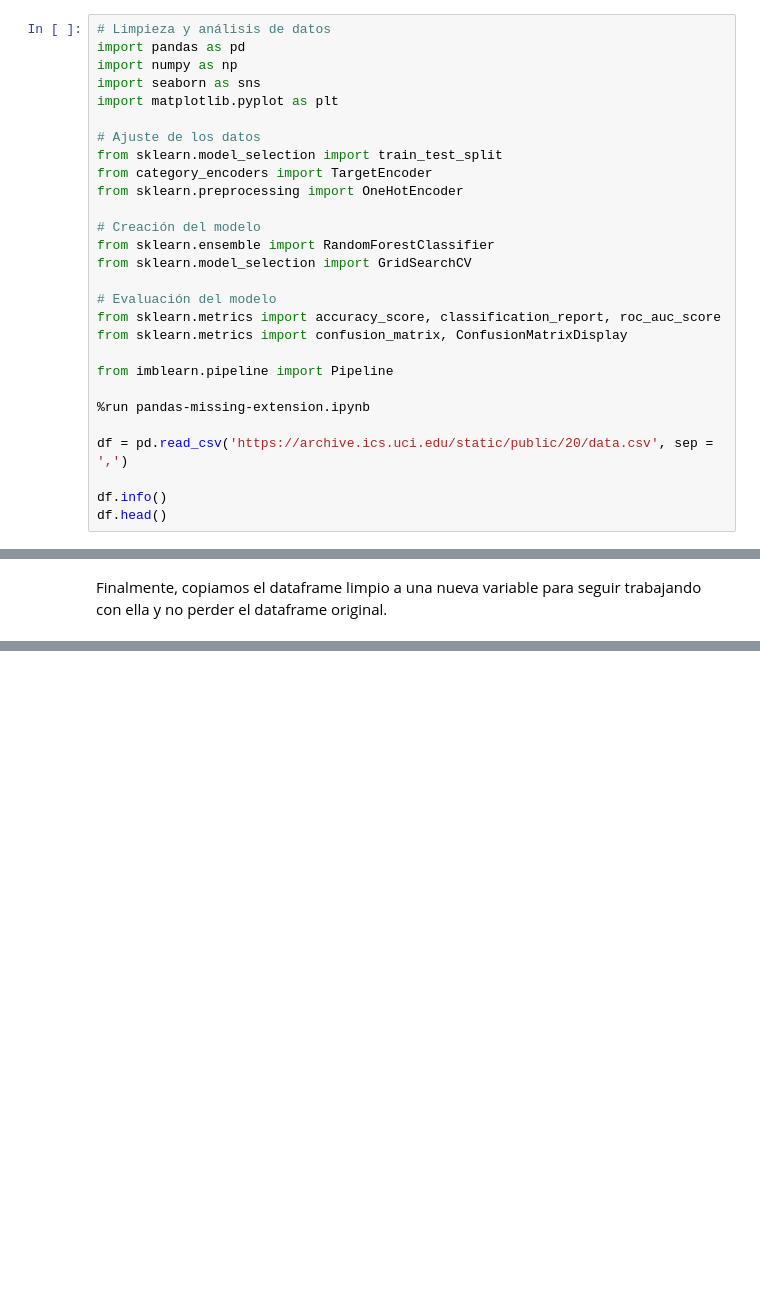
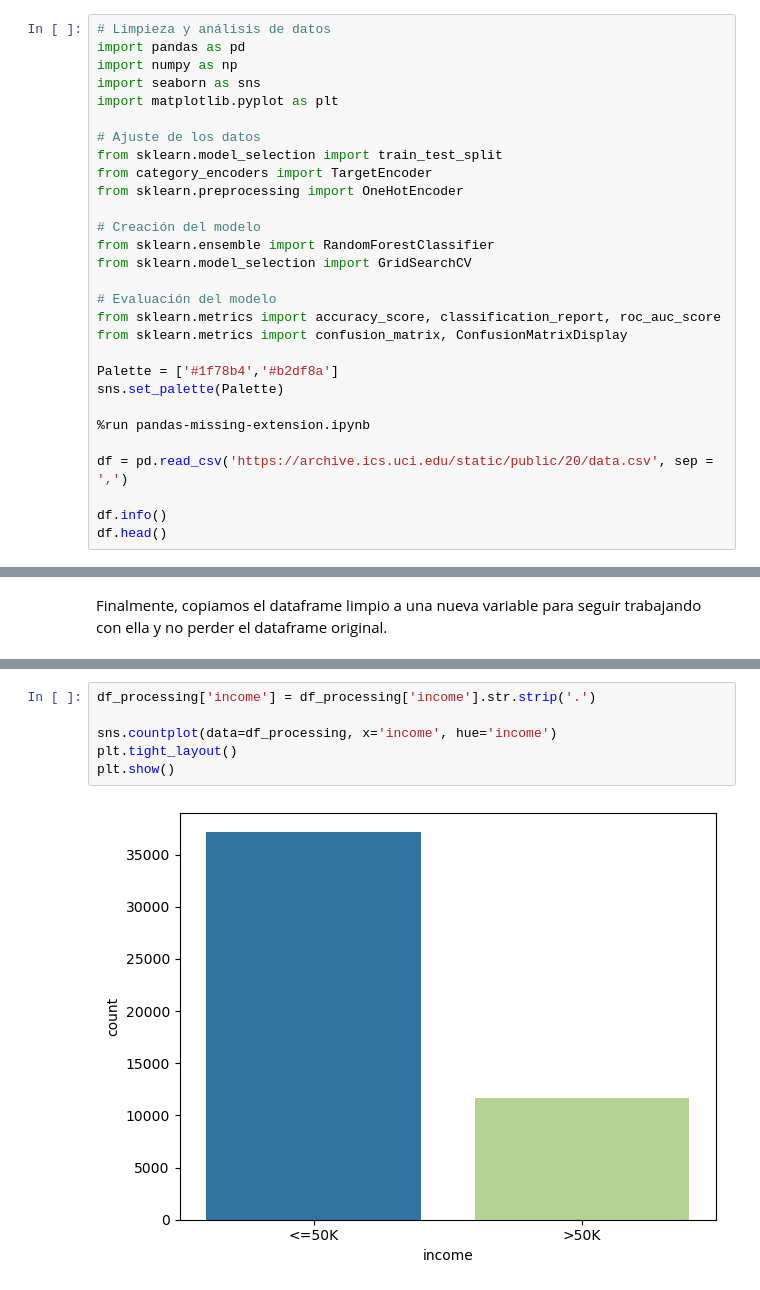
Before and after one commit to AlejandroSegura24/adult-income-classification, a Jupyter notebook: Notebooks/adult income rf model.ipynb, the cells around one changed output, grey strips where cells are left out. Saved outputs shown, nothing was run; the diff lists cells and outputs as text; blank space fills up the shorter version.

```diff
--- a/Notebooks/adult income rf model.ipynb
+++ b/Notebooks/adult income rf model.ipynb
@@ -31,7 +31,8 @@ from sklearn.model_selection import GridSearchCV
 from sklearn.metrics import accuracy_score, classification_report, roc_auc_score
 from sklearn.metrics import confusion_matrix, ConfusionMatrixDisplay
 
-from imblearn.pipeline import Pipeline
+Palette = ['#1f78b4','#b2df8a']
+sns.set_palette(Palette)
 
 %run pandas-missing-extension.ipynb
 
@@ -156,0 +184,8 @@ Finalmente, copiamos el dataframe limpio a una nueva variable para seguir trabaj
+# %%
+df_processing['income'] = df_processing['income'].str.strip('.')
+
+sns.countplot(data=df_processing, x='income', hue='income')
+plt.tight_layout()
+plt.show()
+# %% [output]
+[figure, added]
```
Also changed, not shown: parts of 12 cells of this notebook.
